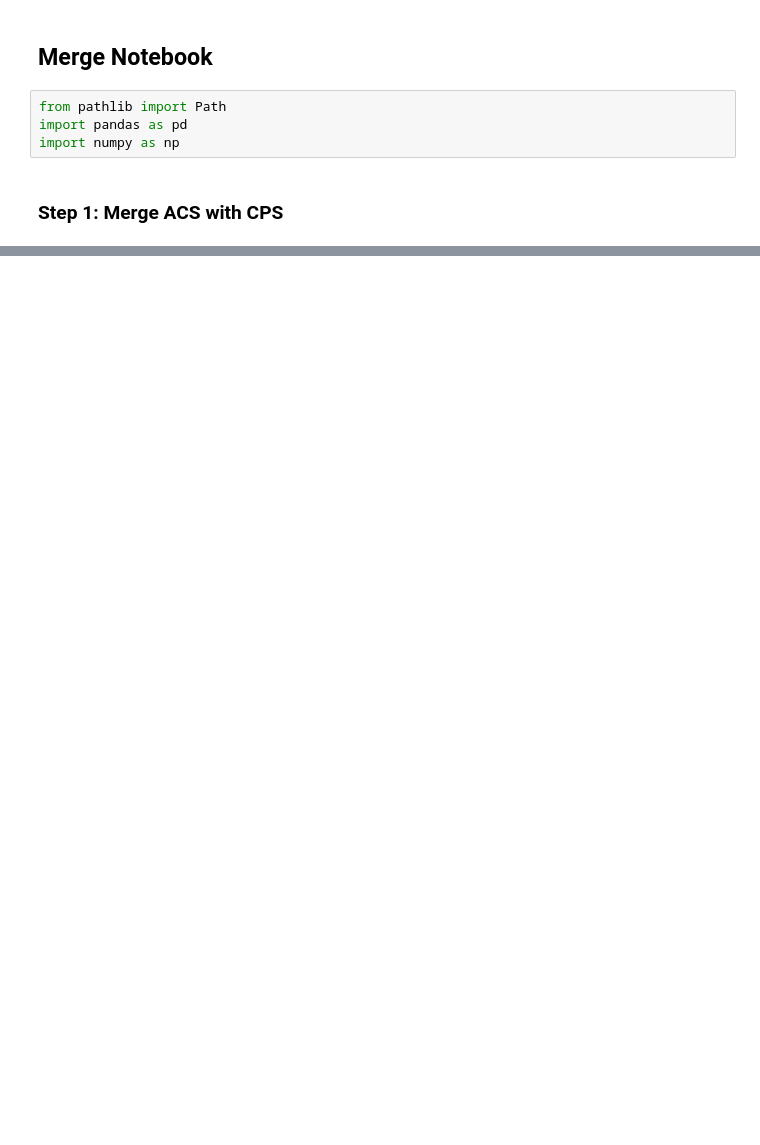
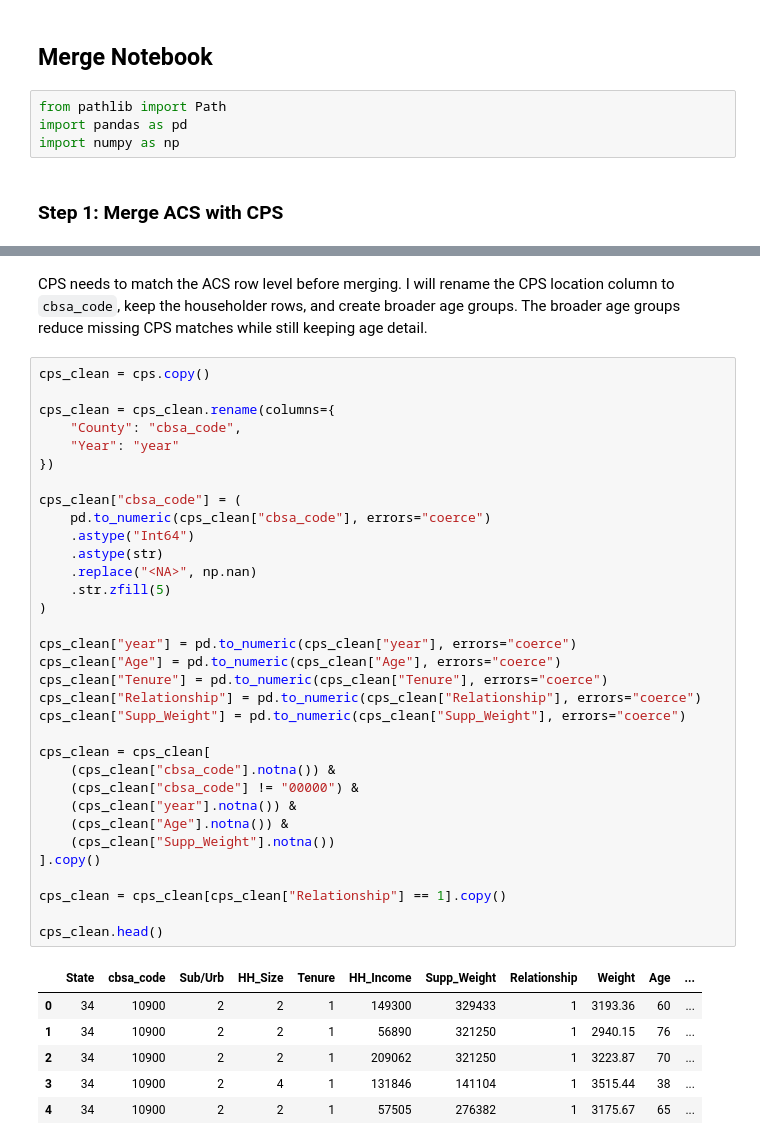
Before and after one commit to 123SmallBunny/CS439-project, a Jupyter notebook: notebooks/merge.ipynb, the cells around one changed output, grey strips where cells are left out. Drawn from its saved outputs; the diff is of its cells as text; blank space fills up the shorter version.

```diff
--- a/notebooks/merge.ipynb
+++ b/notebooks/merge.ipynb
@@ -22,0 +73,42 @@ TypeError: unsupported operand type(s) for /: 'str' and 'str'
+# %% [markdown]
+CPS needs to match the ACS row level before merging. I will rename the CPS location column to `cbsa_code`, keep the householder rows, and create broader age groups. The broader age groups reduce missing CPS matches while still keeping age detail.
+# %%
+cps_clean = cps.copy()
+
+cps_clean = cps_clean.rename(columns={
+    "County": "cbsa_code",
+    "Year": "year"
+})
+
+cps_clean["cbsa_code"] = (
+    pd.to_numeric(cps_clean["cbsa_code"], errors="coerce")
+    .astype("Int64")
+    .astype(str)
+    .replace("<NA>", np.nan)
+    .str.zfill(5)
+)
+
+cps_clean["year"] = pd.to_numeric(cps_clean["year"], errors="coerce")
+cps_clean["Age"] = pd.to_numeric(cps_clean["Age"], errors="coerce")
+cps_clean["Tenure"] = pd.to_numeric(cps_clean["Tenure"], errors="coerce")
+cps_clean["Relationship"] = pd.to_numeric(cps_clean["Relationship"], errors="coerce")
+cps_clean["Supp_Weight"] = pd.to_numeric(cps_clean["Supp_Weight"], errors="coerce")
+
+cps_clean = cps_clean[
+    (cps_clean["cbsa_code"].notna()) &
+    (cps_clean["cbsa_code"] != "00000") &
+    (cps_clean["year"].notna()) &
+    (cps_clean["Age"].notna()) &
+    (cps_clean["Supp_Weight"].notna())
+].copy()
+
+cps_clean = cps_clean[cps_clean["Relationship"] == 1].copy()
+
+cps_clean.head()
+# %% [output]
+|  | State | cbsa_code | Sub/Urb | HH_Size | Tenure | HH_Income | Supp_Weight | Relationship | Weight | Age | ... |
+| 0 | 34 | 10900 | 2 | 2 | 1 | 149300 | 329433 | 1 | 3193.36 | 60 | ... |
+| 1 | 34 | 10900 | 2 | 2 | 1 | 56890 | 321250 | 1 | 2940.15 | 76 | ... |
+| 2 | 34 | 10900 | 2 | 2 | 1 | 209062 | 321250 | 1 | 3223.87 | 70 | ... |
+| 3 | 34 | 10900 | 2 | 4 | 1 | 131846 | 141104 | 1 | 3515.44 | 38 | ... |
+| 4 | 34 | 10900 | 2 | 2 | 1 | 57505 | 276382 | 1 | 3175.67 | 65 | ... |
```
Also changed, not shown: parts of 23 cells of this notebook, 8 other files.
